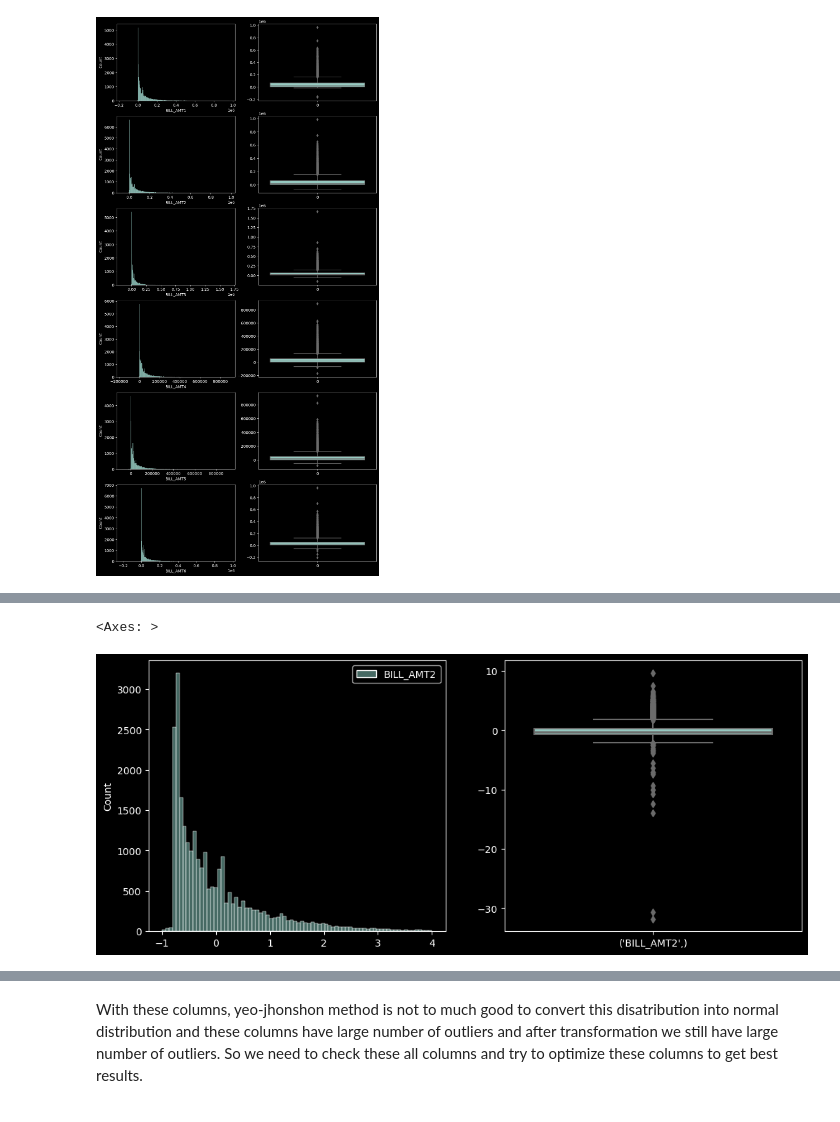
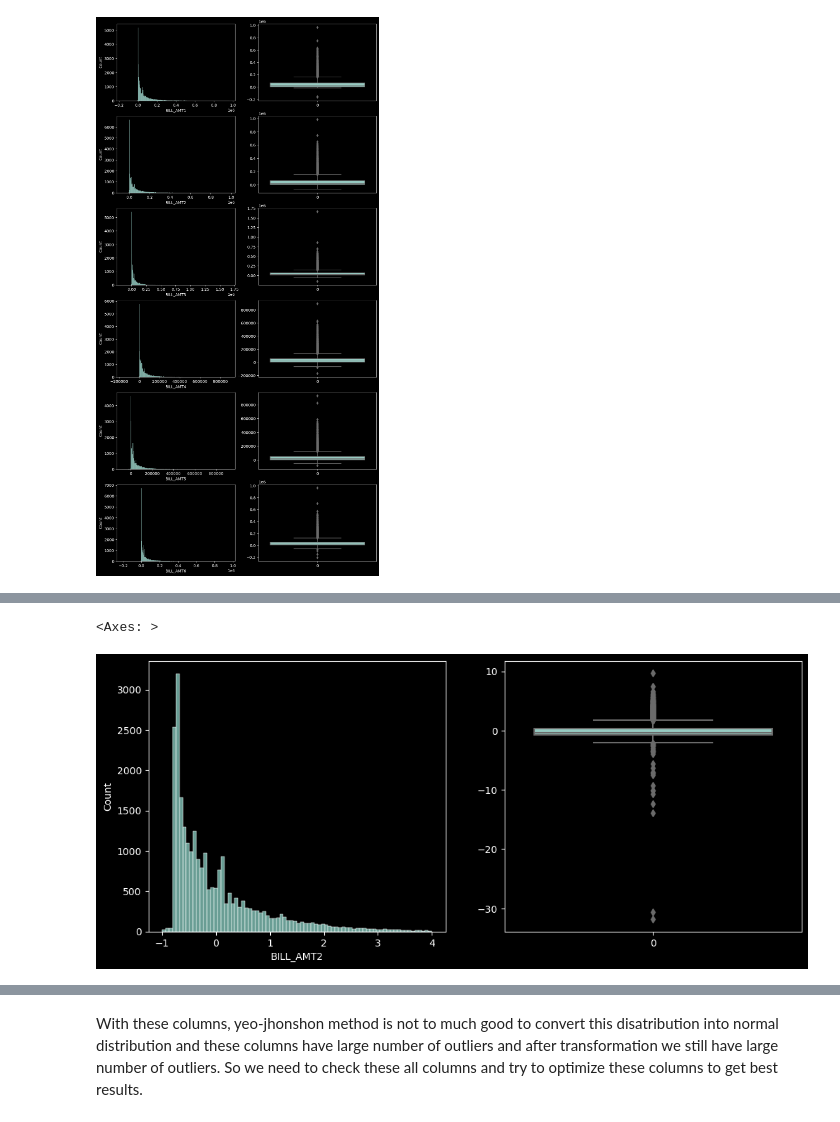
Before and after one commit to Akashrajmani19/Credit_Card_Default_Prediction_and_Model_Deployment_Project, a Jupyter notebook: notebooks/EDA_Data_Preprocessing.ipynb, the cells around one changed output, grey strips where cells are left out. Drawn from its saved outputs; the diff is of its cells as text; code cells hidden in the pictures.

```diff
--- a/notebooks/EDA_Data_Preprocessing.ipynb
+++ b/notebooks/EDA_Data_Preprocessing.ipynb
@@ -6,7 +6,7 @@ import seaborn as sns
 %matplotlib inline
 from sklearn.model_selection import train_test_split
 # %%
-data = pd.read_csv('F:/Credit_Card_Default_Prediction_and_Model_Deployment_Project/notebooks/data/UCI_Credit_Card.csv')
+data = pd.read_csv(r'F:\Machine_learning\Credit_Card_Default_Prediction_and_Model_Deployment_Project\notebooks\data\UCI_Credit_Card.csv')
 data_train,data_test = train_test_split(data,random_state=42,test_size=.15)
 data_train.sample(10).T
 # %% [output]
@@ -379,5 +383,5 @@ sns.boxplot(df['BILL_AMT6'],ax=axes[5, 1])
 # %%
 df3 = pd.DataFrame(df[['BILL_AMT1', 'BILL_AMT2','BILL_AMT3', 'BILL_AMT4', 'BILL_AMT5', 'BILL_AMT6']])
 pt3 = PowerTransformer()
-AGE_trans = pt3.fit_transform(df3)
-AGE_trans= pd.DataFrame(AGE_trans,columns=[['BILL_AMT1', 'BILL_AMT2','BILL_AMT3', 'BILL_AMT4', 'BILL_AMT5', 'BILL_AMT6']])
+BILL_trans = pt3.fit_transform(df3)
+BILL_trans= pd.DataFrame(BILL_trans,columns=['BILL_AMT1', 'BILL_AMT2','BILL_AMT3', 'BILL_AMT4', 'BILL_AMT5', 'BILL_AMT6'])
@@ -391,9 +400,9 @@ sns.boxplot(AGE_trans['BILL_AMT1'],ax= ax2)
 # %%
 fig,(ax1,ax2) = plt.subplots(ncols=2,nrows=1,figsize = (12,5));
-sns.histplot(AGE_trans['BILL_AMT2'],binrange=(-1,4),ax= ax1)
-sns.boxplot(AGE_trans['BILL_AMT2'],ax= ax2)
+sns.histplot(BILL_trans['BILL_AMT2'],binrange=(-1,4),ax= ax1)
+sns.boxplot(BILL_trans['BILL_AMT2'],ax= ax2)
 # %% [output]
 <Axes: >
-[figure, old version]
+[figure, new version]
 # %%
 fig,(ax1,ax2) = plt.subplots(ncols=2,nrows=1,figsize = (12,5));
```
Also changed, not shown: parts of 27 cells of this notebook, 1 other file.
